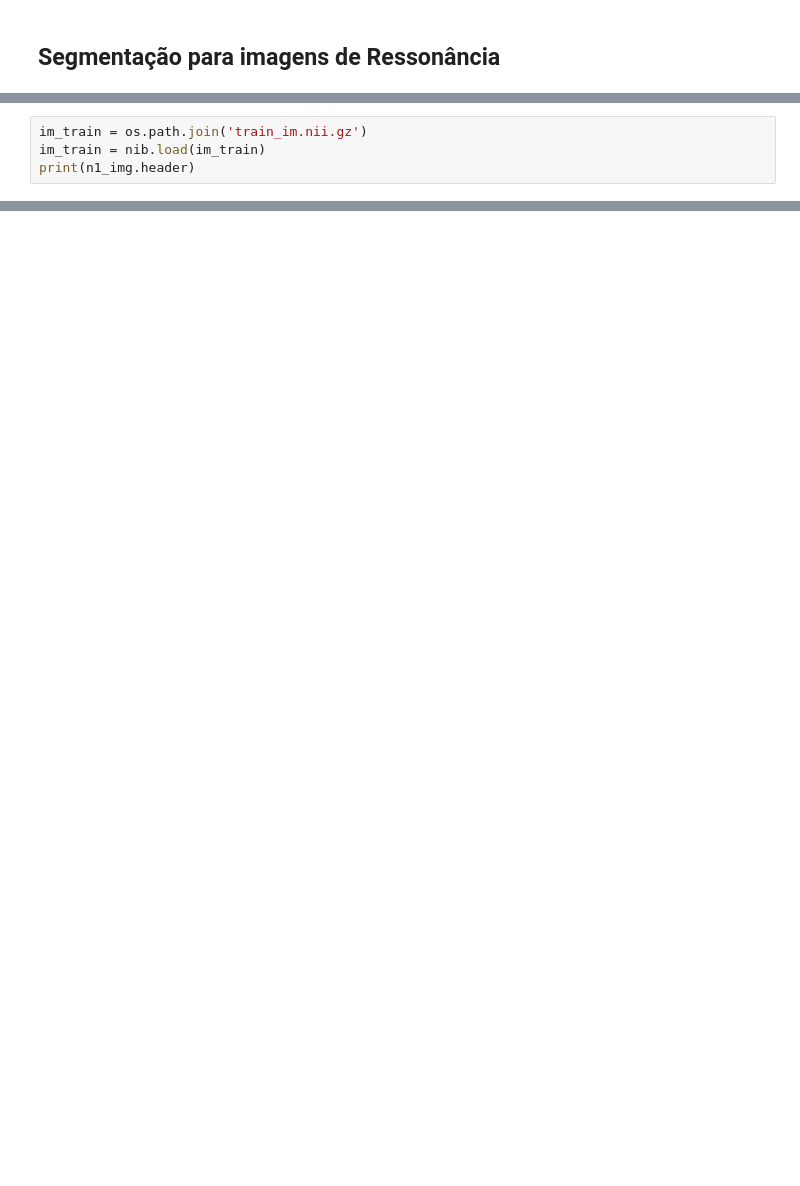
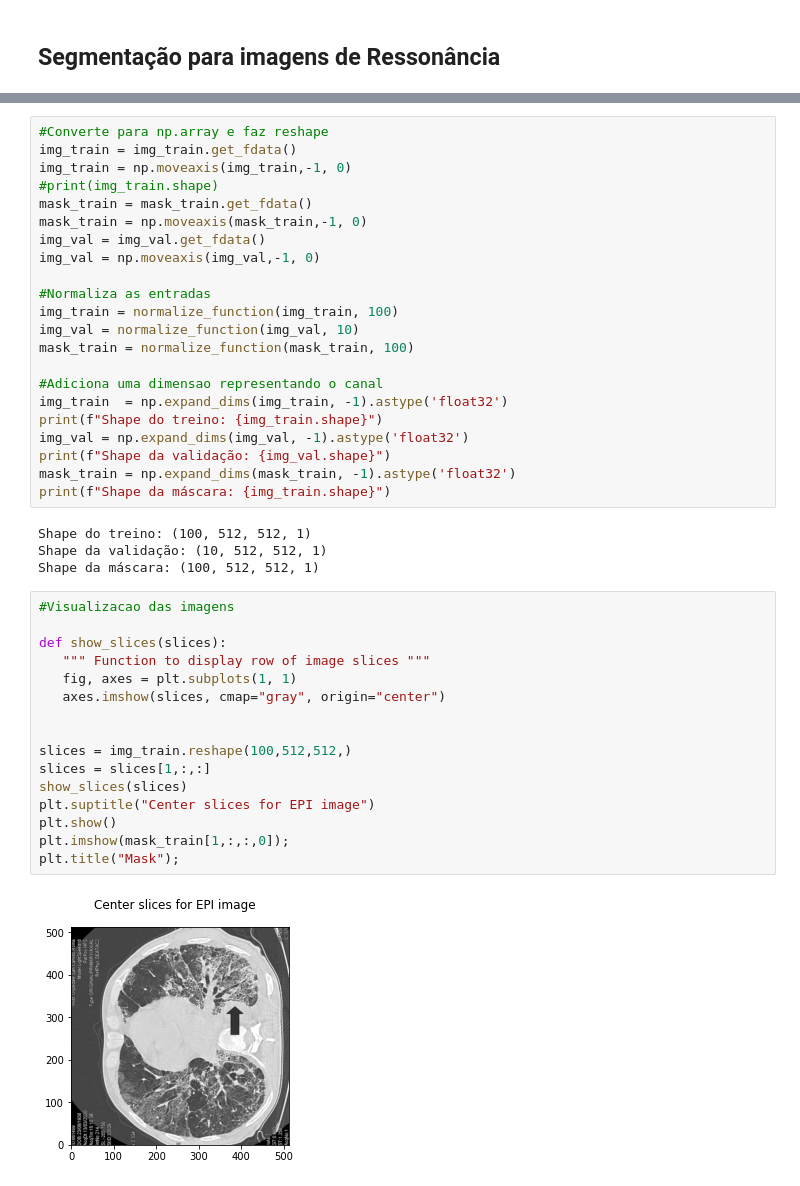
Before and after one commit to coviseg/hackovid19, a Jupyter notebook: Hackovid19_segmentation.ipynb, the cells around one changed output, grey strips where cells are left out. Cells and saved outputs as stored; diff of their text form; blank space fills up the shorter version.

```diff
--- a/Hackovid19_segmentation.ipynb
+++ b/Hackovid19_segmentation.ipynb
@@ -16,4 +34,0 @@ np.set_printoptions(precision=2, suppress=True)
-# %%
-im_train = os.path.join('train_im.nii.gz')
-im_train = nib.load(im_train)
-print(n1_img.header)
@@ -19,0 +59,44 @@ print(n1_img.header)
+# %%
+#Converte para np.array e faz reshape
+img_train = img_train.get_fdata()
+img_train = np.moveaxis(img_train,-1, 0)
+#print(img_train.shape)
+mask_train = mask_train.get_fdata()
+mask_train = np.moveaxis(mask_train,-1, 0)
+img_val = img_val.get_fdata()
+img_val = np.moveaxis(img_val,-1, 0)
+
+#Normaliza as entradas
+img_train = normalize_function(img_train, 100)
+img_val = normalize_function(img_val, 10)
+mask_train = normalize_function(mask_train, 100)
+
+#Adiciona uma dimensao representando o canal
+img_train  = np.expand_dims(img_train, -1).astype('float32')
+print(f"Shape do treino: {img_train.shape}")
+img_val = np.expand_dims(img_val, -1).astype('float32')
+print(f"Shape da validação: {img_val.shape}")
+mask_train = np.expand_dims(mask_train, -1).astype('float32')
+print(f"Shape da máscara: {img_train.shape}")
+# %% [output]
+Shape do treino: (100, 512, 512, 1)
+Shape da validação: (10, 512, 512, 1)
+Shape da máscara: (100, 512, 512, 1)
+# %%
+#Visualizacao das imagens
+
+def show_slices(slices):
+   """ Function to display row of image slices """
+   fig, axes = plt.subplots(1, 1)
+   axes.imshow(slices, cmap="gray", origin="center")
+
+
+slices = img_train.reshape(100,512,512,)
+slices = slices[1,:,:]
+show_slices(slices)
+plt.suptitle("Center slices for EPI image")
+plt.show()
+plt.imshow(mask_train[1,:,:,0]);
+plt.title("Mask");
+# %% [output]
+[figure, added]
```
Also changed, not shown: parts of 24 cells of this notebook.
